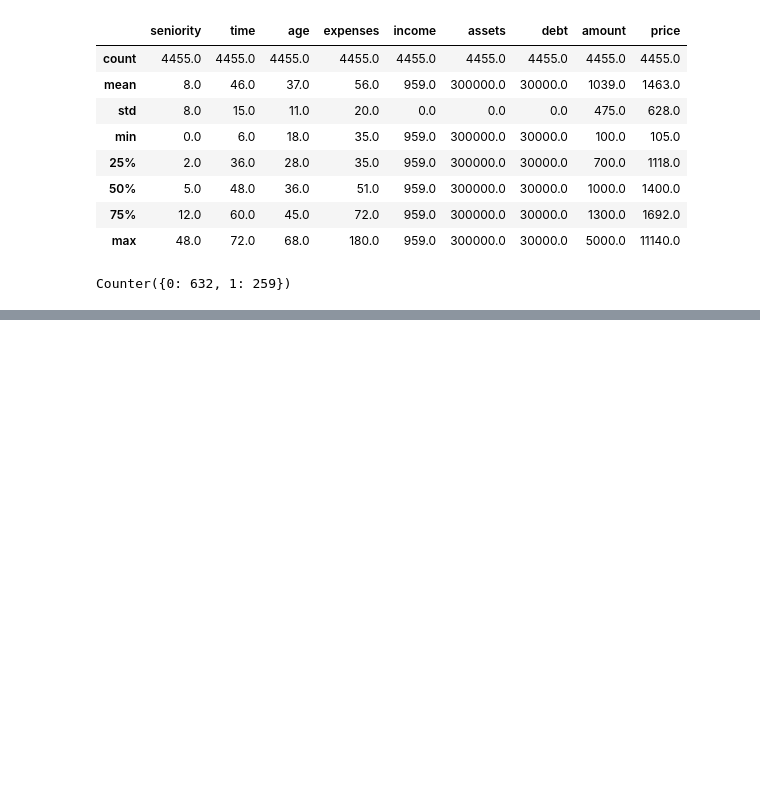
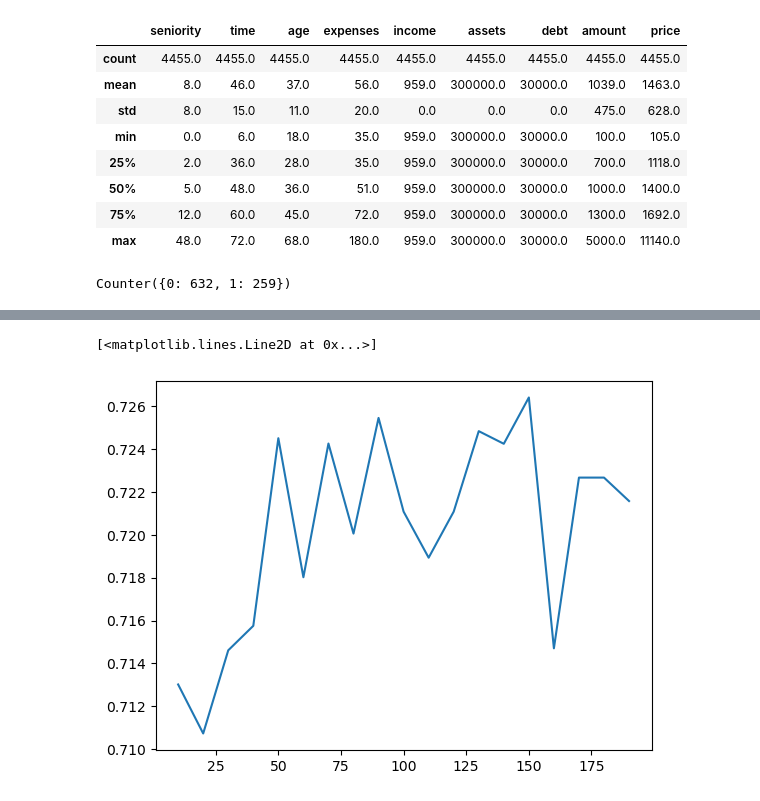
Before and after one commit to BestAnalystNA/machine-learning-zoomcamp, a Jupyter notebook: 06-trees/baNA_LiveCoding_2Nov2024.ipynb, the cells around one changed output, grey strips where cells are left out. Cells and saved outputs as stored; diff of their text form; code cells hidden in the pictures; blank space fills up the shorter version.

```diff
--- a/06-trees/baNA_LiveCoding_2Nov2024.ipynb
+++ b/06-trees/baNA_LiveCoding_2Nov2024.ipynb
@@ -175,0 +347,2 @@ model overfit to training daTA sofar in video
+# %%
+y_pred = rf.predict(X_val)
@@ -175,0 +353,10 @@ model overfit to training daTA sofar in video
+# %%
+scores = []
+for i in range(10,200,10):
+    rf = RandomForestClassifier(n_estimators = i,random_state=1)
+    rf.fit(X_train, y_train)
+    y_pred = rf.predict(X_val)
+    auc = roc_auc_score(y_pred, y_val)
+    scores.append((i, auc))
+# %%
+final = pd.DataFrame(scores, columns = ['n_estimators', 'auc'])
@@ -175,0 +383,5 @@ model overfit to training daTA sofar in video
+# %%
+plt.plot(final.n_estimators, final.auc)
+# %% [output]
+[<matplotlib.lines.Line2D at 0x...>]
+[figure, added]
```
Also changed, not shown: parts of 53 cells of this notebook.
